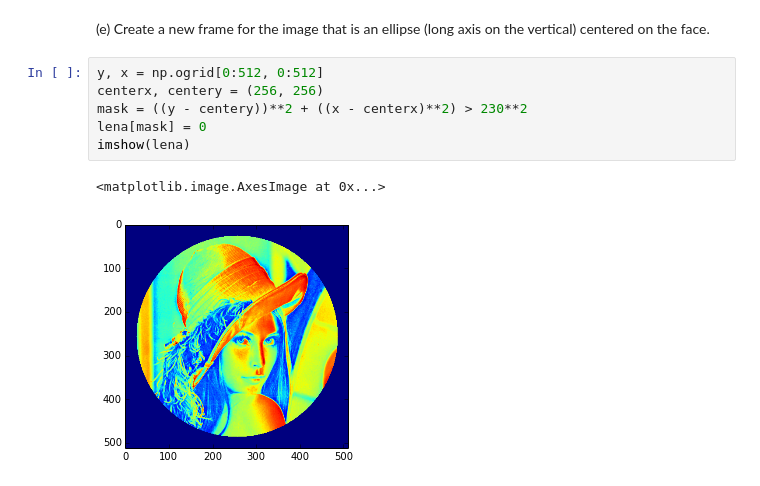
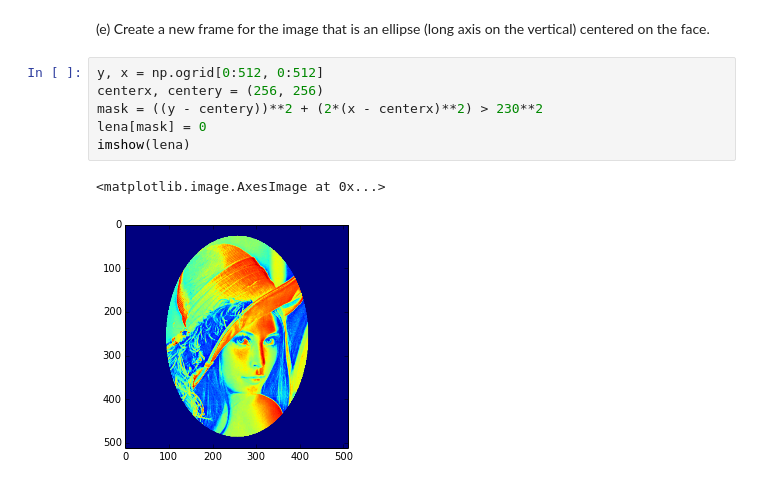
Before and after one commit to kmcombs/PHYS202-S14, a Jupyter notebook: NumPy/NumPyExercises.ipynb, the cells around one changed output. Cells and saved outputs as stored; diff of their text form.

```diff
--- a/NumPy/NumPyExercises.ipynb
+++ b/NumPy/NumPyExercises.ipynb
@@ -143,9 +163,9 @@ imshow(lena)
 # %%
 y, x = np.ogrid[0:512, 0:512]
 centerx, centery = (256, 256)
-mask = ((y - centery))**2 + ((x - centerx)**2) > 230**2
+mask = ((y - centery))**2 + (2*(x - centerx)**2) > 230**2
 lena[mask] = 0
 imshow(lena)
 # %% [output]
 <matplotlib.image.AxesImage at 0x...>
-[figure, old version]
+[figure, new version]
```
Also changed, not shown: parts of 6 cells of this notebook, 9 other files.
